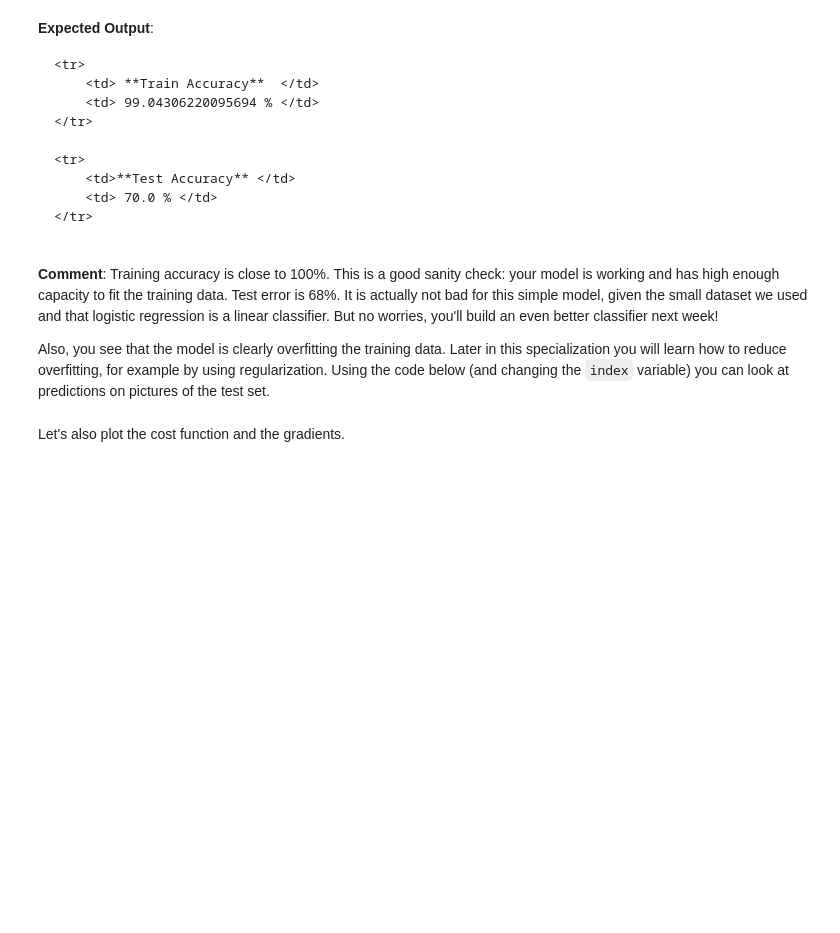
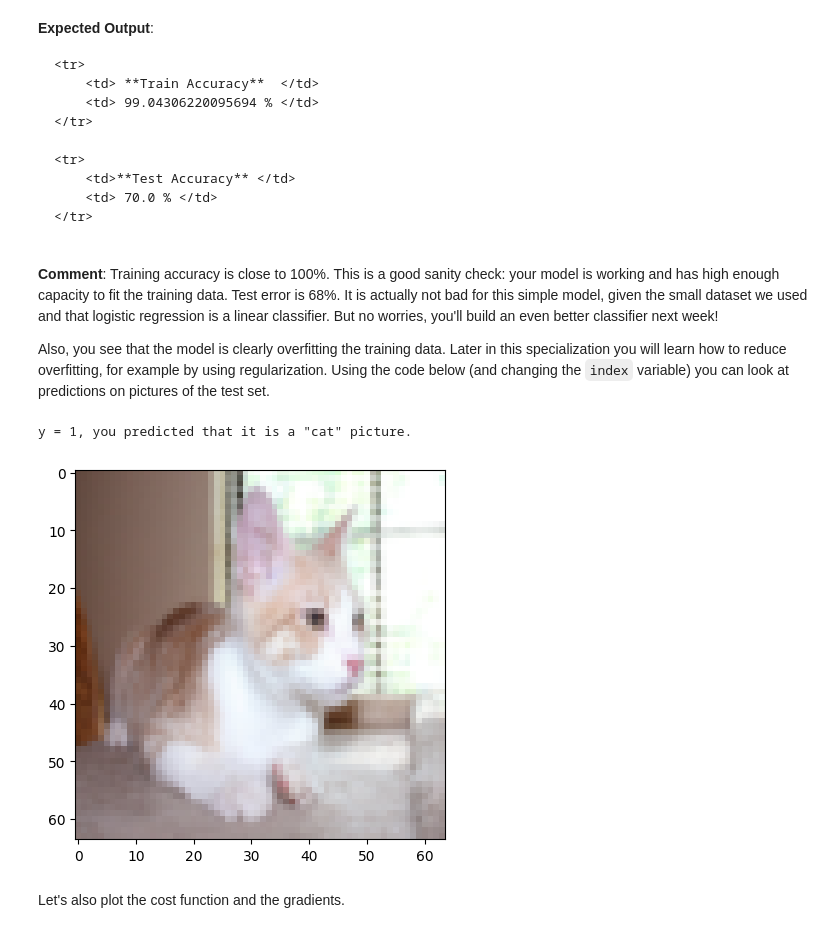
Before and after one commit to shaunchen284/DL, a Jupyter notebook: 01.机器学习和神经网络/2.第二周 神经网络基础/编程作业/assignment2_2.ipynb, the cells around one changed output. Drawn from its saved outputs; the diff is of its cells as text; code cells hidden in the pictures; blank space fills up the shorter version.

```diff
--- a/01.机器学习和神经网络/2.第二周 神经网络基础/编程作业/assignment2_2.ipynb
+++ b/01.机器学习和神经网络/2.第二周 神经网络基础/编程作业/assignment2_2.ipynb
@@ -690,9 +733,12 @@ d = model(train_set_x, train_set_y, test_set_x, test_set_y, num_iterations = 200
 Also, you see that the model is clearly overfitting the training data. Later in this specialization you will learn how to reduce overfitting, for example by using regularization. Using the code below (and changing the `index` variable) you can look at predictions on pictures of the test set.
 # %%
 # Example of a picture that was wrongly classified.
-index = 1
+index = 4
 plt.imshow(test_set_x[:,index].reshape((num_px, num_px, 3)))
 print ("y = " + str(test_set_y[0,index]) + ", you predicted that it is a \"" + classes[int(d["Y_prediction_test"][0,index])].decode("utf-8") +  "\" picture.")
+# %% [output]
+y = 1, you predicted that it is a "cat" picture.
+[figure, added]
 # %% [markdown]
 Let's also plot the cost function and the gradients.
 # %%
```
Also changed, not shown: parts of 12 cells of this notebook.
